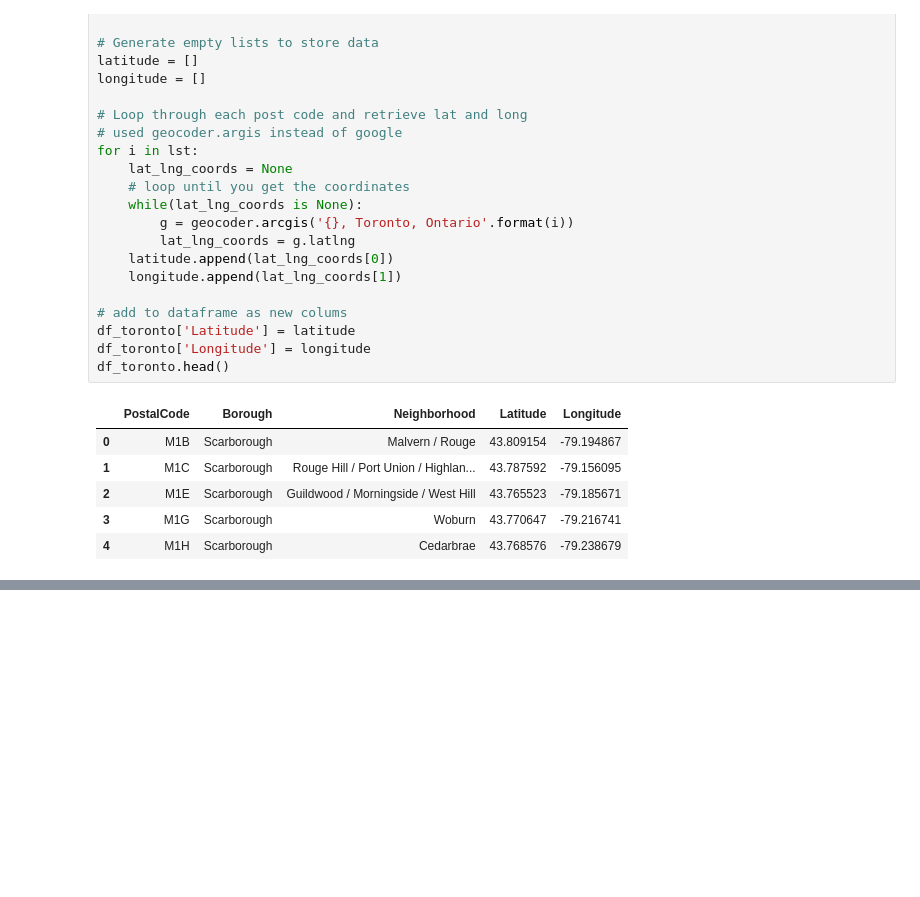
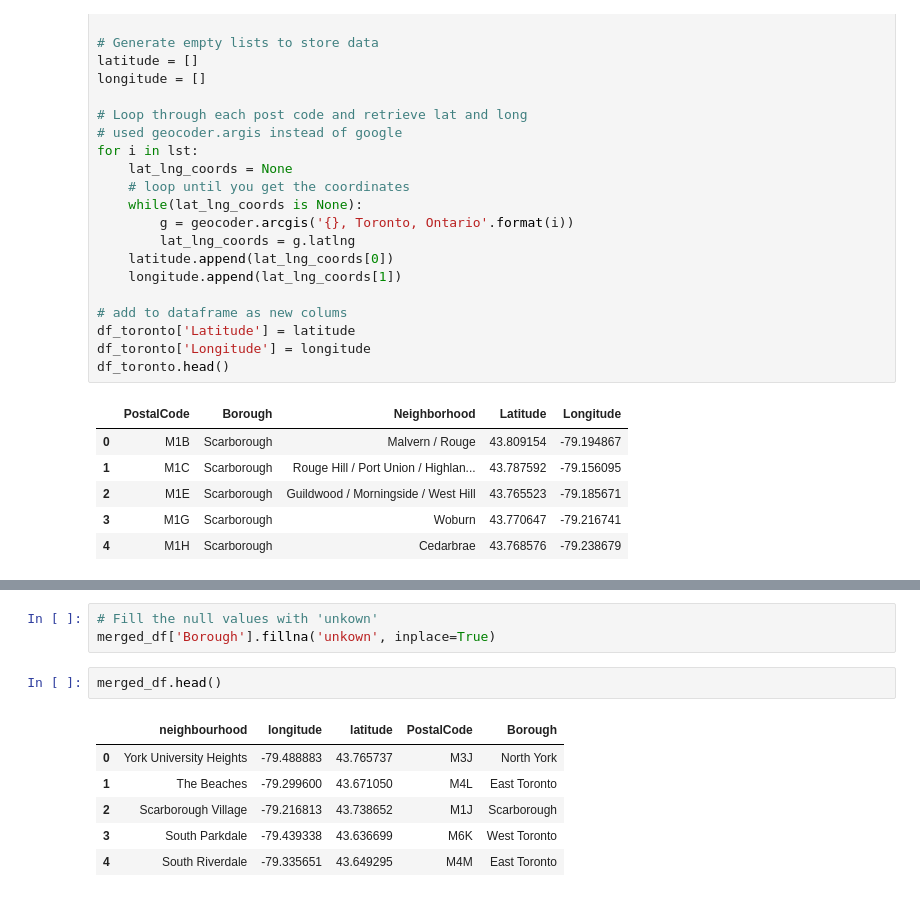
Before and after one commit to Sukanya807/Airbnb_Toronto_Price_Prediction, a Jupyter notebook: ETL/airbnb_ETL.ipynb, the cells around one changed output, grey strips where cells are left out. Cells and saved outputs as stored; diff of their text form; blank space fills up the shorter version.

```diff
--- a/ETL/airbnb_ETL.ipynb
+++ b/ETL/airbnb_ETL.ipynb
@@ -953,0 +1001,12 @@ file copied to db
+# %%
+# Fill the null values with 'unkown'
+merged_df['Borough'].fillna('unkown', inplace=True)
+# %%
+merged_df.head()
+# %% [output]
+|  | neighbourhood | longitude | latitude | PostalCode | Borough |
+| 0 | York University Heights | -79.488883 | 43.765737 | M3J | North York |
+| 1 | The Beaches | -79.299600 | 43.671050 | M4L | East Toronto |
+| 2 | Scarborough Village | -79.216813 | 43.738652 | M1J | Scarborough |
+| 3 | South Parkdale | -79.439338 | 43.636699 | M6K | West Toronto |
+| 4 | South Riverdale | -79.335651 | 43.649295 | M4M | East Toronto |
```
Also changed, not shown: parts of 30 cells of this notebook.
